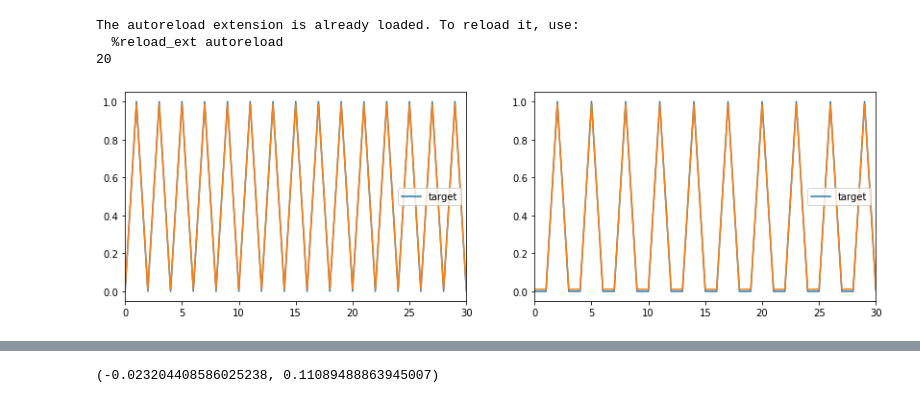
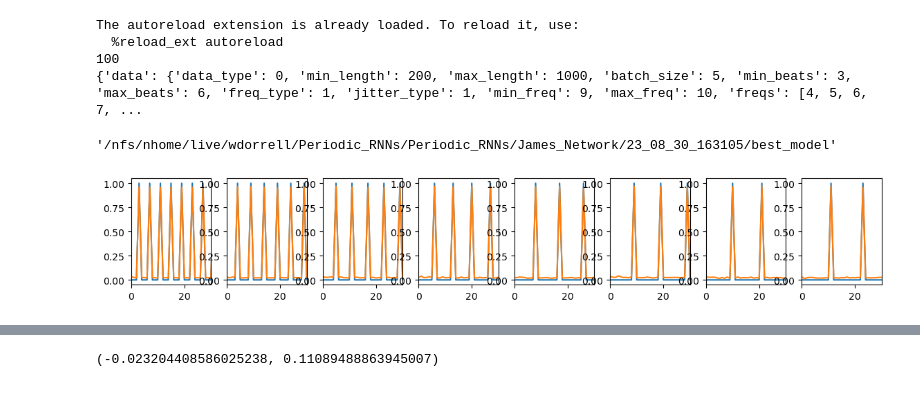
Before and after one commit to WilburDoz/Periodic_RNNs, a Jupyter notebook: Periodic_RNNs/James_Network/Oscillator_Plotter.ipynb, the cells around one changed output, grey strips where cells are left out. Cells and saved outputs as stored; diff of their text form; code cells hidden in the pictures.

Commit message:
New plotting updates

```diff
--- a/Periodic_RNNs/James_Network/Oscillator_Plotter.ipynb
+++ b/Periodic_RNNs/James_Network/Oscillator_Plotter.ipynb
@@ -9,52 +9,59 @@ import matplotlib.pyplot as plt
 import pickle
 import utils
 import copy
+import os
+from datetime import datetime
 
 %load_ext autoreload
 %autoreload 2
 
 # Set up our parameters
-params = parameters_will.default_params()
 path_here = %pwd
-folder = "23_08_30_150908"
-name = '99000'
+folder = "23_08_30_163105"
+name = 'best_model'
 path_name = path_here + "/" + folder + "/" + name
 model = torch.load(path_name)
 
 device = 'cpu'
-print(model.par.h_size)
-params.model.h_size = model.par.h_size
+params = torch.load(path_here + '/' + folder + '/' + 'params')
+print(params.model.h_size)
+print(params)
 # %% [output]
 The autoreload extension is already loaded. To reload it, use:
   %reload_ext autoreload
-20
+100
+{'data': {'data_type': 0, 'min_length': 200, 'max_length': 1000, 'batch_size': 5, 'min_beats': 3, 'max_beats': 6, 'freq_type': 1, 'jitter_type': 1, 'min_freq': 9, 'max_freq': 10, 'freqs': [4, 5, 6, 7, ...
+# %%
+path_name
+# %% [output]
+'/nfs/nhome/live/wdorrell/Periodic_RNNs/Periodic_RNNs/James_Network/23_08_30_163105/best_model'
 # %%
 # Let's extract all the weights, biases, and the activities on a big set of frequencies
 T = 300
 xlimit = 30
 params.data.min_length = T
 params.data.max_length = T+1
 input_dict = utils.generate_osc_data(params)
 
 # Weights and biases
 hidden_init = model.hidden_init.detach().numpy()
 out_weights = model.predict.state_dict()['weight'][0,:].detach().numpy()
 out_bias = model.predict.state_dict()['bias'].detach().numpy()
 hidden_weights = model.transition.state_dict()['weight'].detach().numpy()
 hidden_biases = model.transition.state_dict()['bias'].detach().numpy()
 
 variables = model(input_dict, device=device)
 output = torch.stack(variables.pred).detach().numpy()[:,:,0]
 hidden = torch.stack(variables.hidden).detach().numpy()
 pres = torch.stack(variables.pres).detach().numpy()
 
-plt.figure(figsize=(14,2*params.model.batch_size))
+plt.figure(figsize=(14,2))
 for sample in range(params.model.batch_size):
     plt.subplot(1,params.model.batch_size,1+sample)
     #plt.title(f'Desired Function, freq = {params.data.freqs[sample]}')
     plt.plot(input_dict.outputs[:,sample],label='target')
     plt.plot(output[:,sample])
-    plt.legend()
+    #plt.legend()
     plt.xlim([0, xlimit])
 # %% [output]
-[figure, old version]
+[figure, new version]
```
Also changed, not shown: parts of 5 cells of this notebook.
